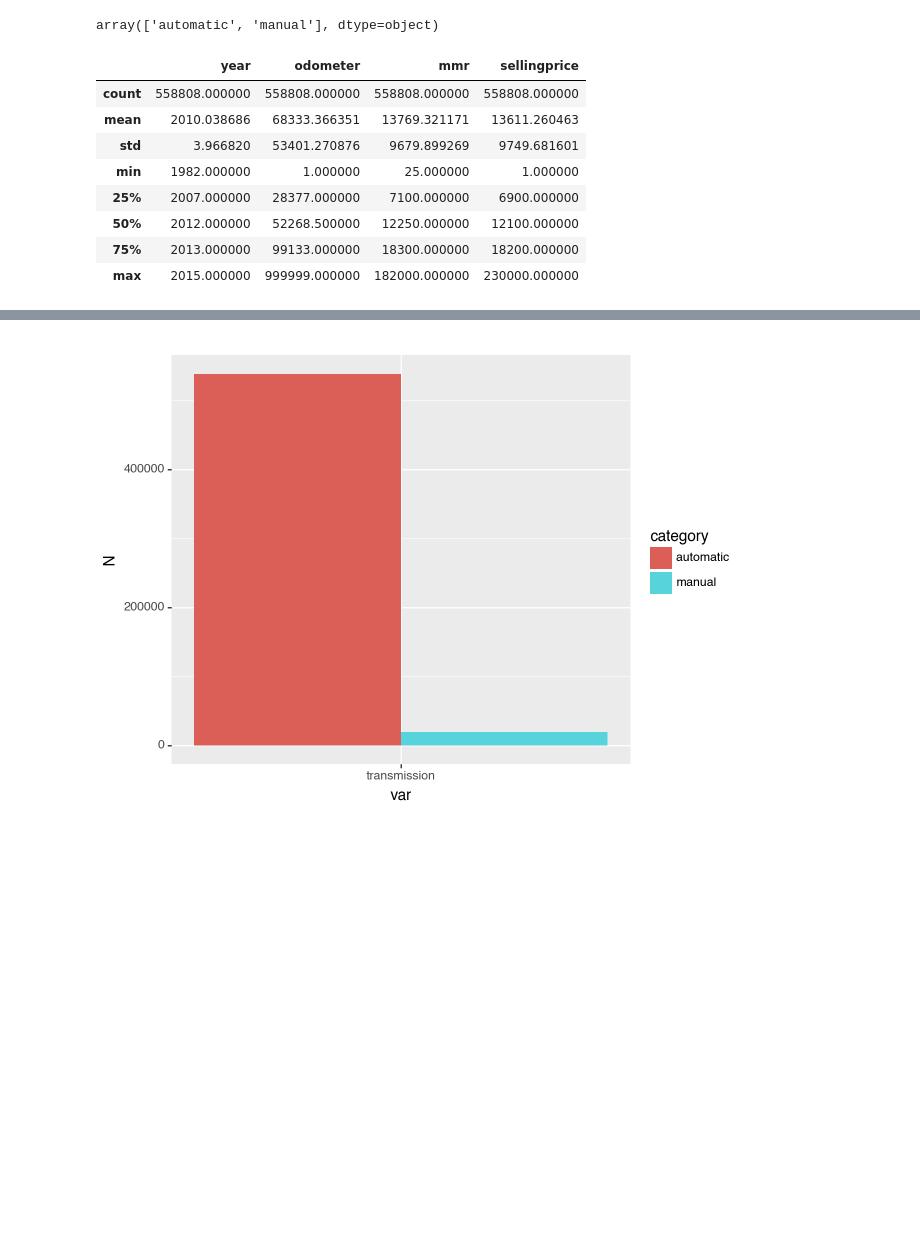
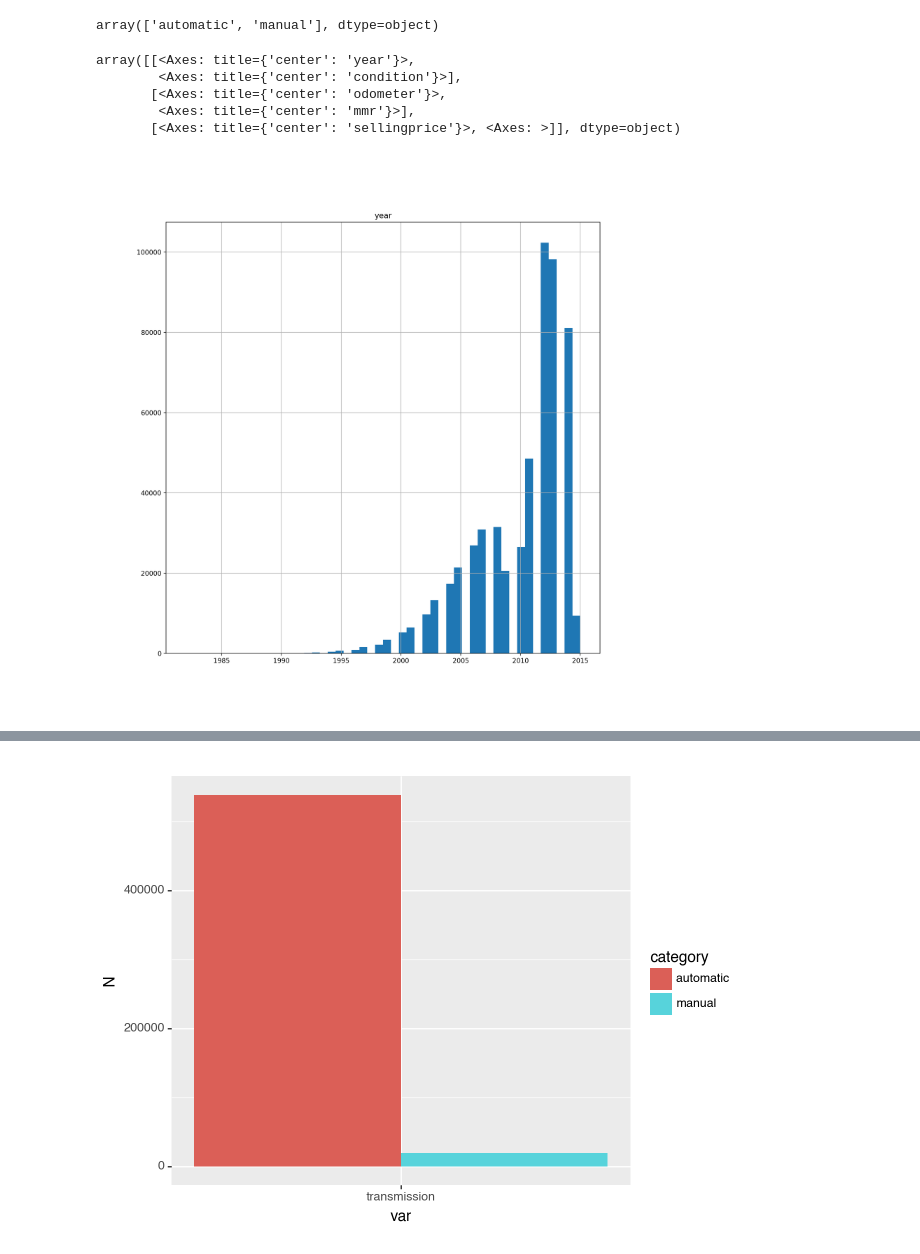
Before and after one commit to MJHMStein/AI_Methods, a Jupyter notebook: car_prices/EDA.ipynb, the cells around one changed output, grey strips where cells are left out. Saved outputs shown, nothing was run; the diff lists cells and outputs as text; code cells hidden in the pictures; blank space fills up the shorter version.

```diff
--- a/car_prices/EDA.ipynb
+++ b/car_prices/EDA.ipynb
@@ -226,15 +240,14 @@ prices_df.loc[nan_indices, 'colors'] = random_colors
 prices_df['transmission'].unique()
 # %% [output]
 array(['automatic', 'manual'], dtype=object)
-# %%
-prices_df.describe()
-# %% [output]
-|  | year | odometer | mmr | sellingprice |
-| count | 558808.000000 | 558808.000000 | 558808.000000 | 558808.000000 |
-| mean | 2010.038686 | 68333.366351 | 13769.321171 | 13611.260463 |
-| std | 3.966820 | 53401.270876 | 9679.899269 | 9749.681601 |
-| min | 1982.000000 | 1.000000 | 25.000000 | 1.000000 |
-| 25% | 2007.000000 | 28377.000000 | 7100.000000 | 6900.000000 |
-| 50% | 2012.000000 | 52268.500000 | 12250.000000 | 12100.000000 |
-| 75% | 2013.000000 | 99133.000000 | 18300.000000 | 18200.000000 |
-| max | 2015.000000 | 999999.000000 | 182000.000000 | 230000.000000 |
+# %%
+# Histogram
+prices_df.hist(bins=50, figsize=(12,12))
+plt.show()
+# %% [output]
+array([[<Axes: title={'center': 'year'}>,
+        <Axes: title={'center': 'condition'}>],
+       [<Axes: title={'center': 'odometer'}>,
+        <Axes: title={'center': 'mmr'}>],
+       [<Axes: title={'center': 'sellingprice'}>, <Axes: >]], dtype=object)
+[figure, added]
```
Also changed, not shown: parts of 21 cells of this notebook.
